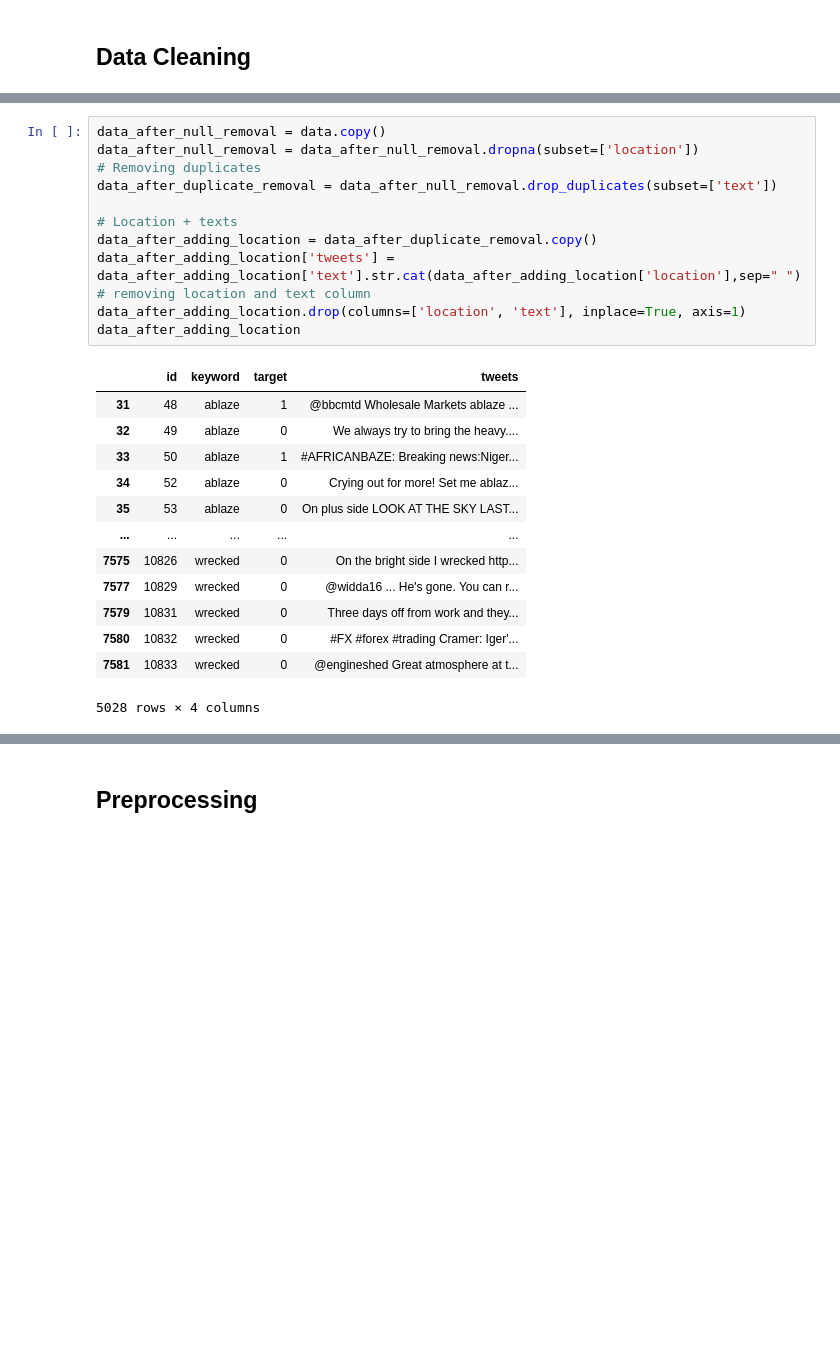
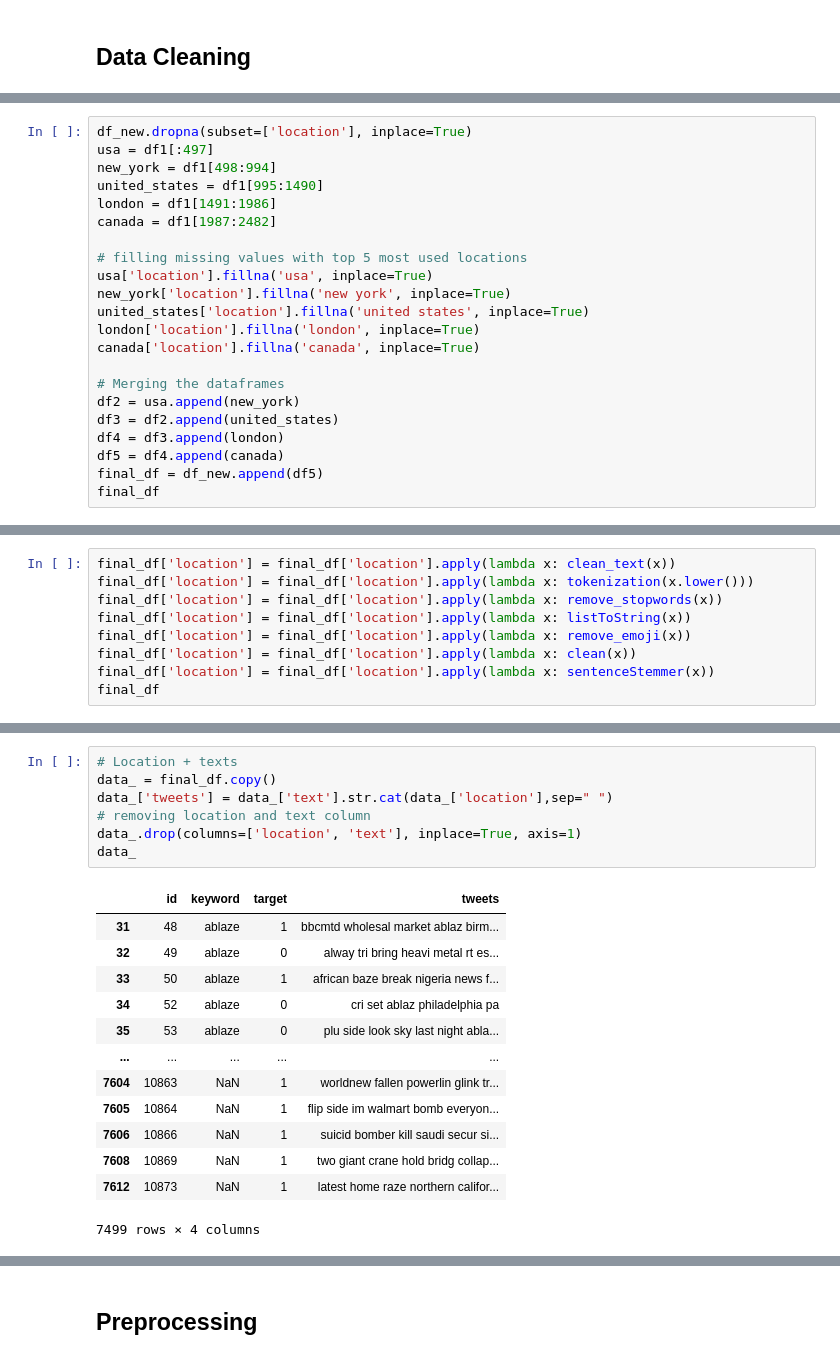
Before and after one commit to TebogoNkomondo/realOrFake, a Jupyter notebook: Keras_EmbeddingLayer_Location.ipynb, the cells around one changed output, grey strips where cells are left out. Drawn from its saved outputs; the diff is of its cells as text; blank space fills up the shorter version.

Commit message:
fixed cleaning function

```diff
--- a/Keras_EmbeddingLayer_Location.ipynb
+++ b/Keras_EmbeddingLayer_Location.ipynb
@@ -49,0 +337,22 @@ data.head()
+# %%
+df_new.dropna(subset=['location'], inplace=True)
+usa = df1[:497]
+new_york = df1[498:994]
+united_states = df1[995:1490]
+london = df1[1491:1986]
+canada = df1[1987:2482]
+
+# filling missing values with top 5 most used locations
+usa['location'].fillna('usa', inplace=True)
+new_york['location'].fillna('new york', inplace=True)
+united_states['location'].fillna('united states', inplace=True)
+london['location'].fillna('london', inplace=True)
+canada['location'].fillna('canada', inplace=True)
+
+# Merging the dataframes
+df2 = usa.append(new_york)
+df3 = df2.append(united_states)
+df4 = df3.append(london)
+df5 = df4.append(canada)
+final_df = df_new.append(df5)
+final_df
@@ -49,0 +377,9 @@ data.head()
+# %%
+final_df['location'] = final_df['location'].apply(lambda x: clean_text(x))
+final_df['location'] = final_df['location'].apply(lambda x: tokenization(x.lower()))
+final_df['location'] = final_df['location'].apply(lambda x: remove_stopwords(x))
+final_df['location'] = final_df['location'].apply(lambda x: listToString(x))
+final_df['location'] = final_df['location'].apply(lambda x: remove_emoji(x))
+final_df['location'] = final_df['location'].apply(lambda x: clean(x))
+final_df['location'] = final_df['location'].apply(lambda x: sentenceStemmer(x))
+final_df
@@ -50,26 +400,21 @@ data.head()
 # %%
-data_after_null_removal = data.copy()
-data_after_null_removal = data_after_null_removal.dropna(subset=['location'])
-# Removing duplicates
-data_after_duplicate_removal = data_after_null_removal.drop_duplicates(subset=['text'])
-
 # Location + texts
-data_after_adding_location = data_after_duplicate_removal.copy()
-data_after_adding_location['tweets'] = data_after_adding_location['text'].str.cat(data_after_adding_location['location'],sep=" ")
+data_ = final_df.copy()
+data_['tweets'] = data_['text'].str.cat(data_['location'],sep=" ")
 # removing location and text column
-data_after_adding_location.drop(columns=['location', 'text'], inplace=True, axis=1)
-data_after_adding_location
+data_.drop(columns=['location', 'text'], inplace=True, axis=1)
+data_
 # %% [output]
 |  | id | keyword | target | tweets |
-| 31 | 48 | ablaze | 1 | @bbcmtd Wholesale Markets ablaze ... |
-| 32 | 49 | ablaze | 0 | We always try to bring the heavy.... |
-| 33 | 50 | ablaze | 1 | #AFRICANBAZE: Breaking news:Niger... |
-| 34 | 52 | ablaze | 0 | Crying out for more! Set me ablaz... |
-| 35 | 53 | ablaze | 0 | On plus side LOOK AT THE SKY LAST... |
+| 31 | 48 | ablaze | 1 | bbcmtd wholesal market ablaz birm... |
+| 32 | 49 | ablaze | 0 | alway tri bring heavi metal rt es... |
+| 33 | 50 | ablaze | 1 | african baze break nigeria news f... |
+| 34 | 52 | ablaze | 0 | cri set ablaz philadelphia pa |
+| 35 | 53 | ablaze | 0 | plu side look sky last night abla... |
 | ... | ... | ... | ... | ... |
-| 7575 | 10826 | wrecked | 0 | On the bright side I wrecked http... |
-| 7577 | 10829 | wrecked | 0 | @widda16 ... He's gone. You can r... |
-| 7579 | 10831 | wrecked | 0 | Three days off from work and they... |
-| 7580 | 10832 | wrecked | 0 | #FX #forex #trading Cramer: Iger'... |
-| 7581 | 10833 | wrecked | 0 | @engineshed Great atmosphere at t... |
+| 7604 | 10863 | NaN | 1 | worldnew fallen powerlin glink tr... |
+| 7605 | 10864 | NaN | 1 | flip side im walmart bomb everyon... |
+| 7606 | 10866 | NaN | 1 | suicid bomber kill saudi secur si... |
+| 7608 | 10869 | NaN | 1 | two giant crane hold bridg collap... |
+| 7612 | 10873 | NaN | 1 | latest home raze northern califor... |
-5028 rows × 4 columns
+7499 rows × 4 columns
```
Also changed, not shown: parts of 50 cells of this notebook, 12 other files.
